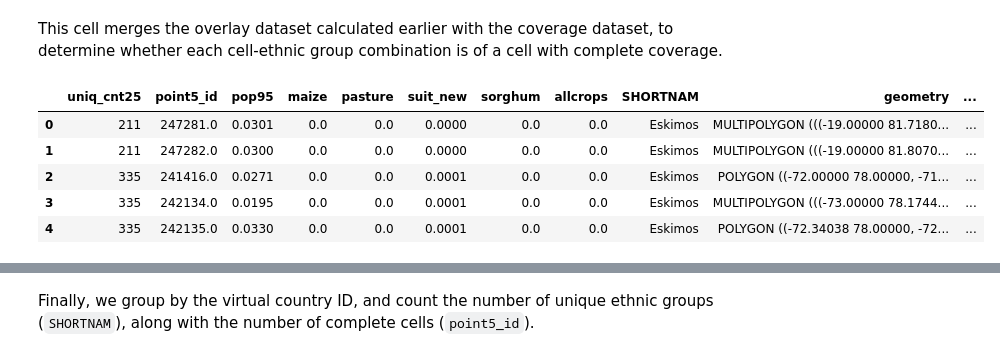
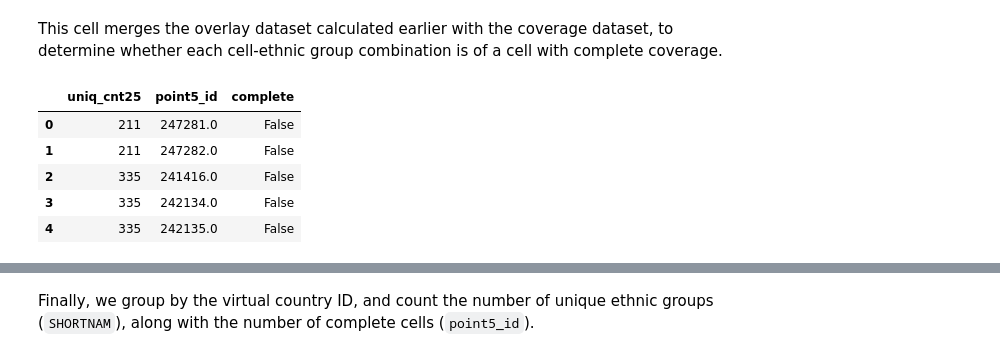
Before and after one commit to andleb/230Afinal, a Jupyter notebook: greg_nmbrlang.ipynb, the cells around one changed output, grey strips where cells are left out. Cells and saved outputs as stored; diff of their text form; code cells hidden in the pictures.

```diff
--- a/greg_nmbrlang.ipynb
+++ b/greg_nmbrlang.ipynb
@@ -148,11 +107,11 @@ areasCell
 This cell merges the overlay dataset calculated earlier with the coverage dataset, to determine whether each cell-ethnic group combination is of a cell with complete coverage.
 # %%
 joinedCoverage = joined.merge(areasCell, left_on = 'point5_id', right_index = True)
-joinedCoverage.head()
+joinedCoverage[['uniq_cnt25', 'point5_id', 'complete']].head()
 # %% [output]
-|  | uniq_cnt25 | point5_id | pop95 | maize | pasture | suit_new | sorghum | allcrops | SHORTNAM | geometry | ... |
-| 0 | 211 | 247281.0 | 0.0301 | 0.0 | 0.0 | 0.0000 | 0.0 | 0.0 | Eskimos | MULTIPOLYGON (((-19.00000 81.7180... | ... |
-| 1 | 211 | 247282.0 | 0.0300 | 0.0 | 0.0 | 0.0000 | 0.0 | 0.0 | Eskimos | MULTIPOLYGON (((-19.00000 81.8070... | ... |
-| 2 | 335 | 241416.0 | 0.0271 | 0.0 | 0.0 | 0.0001 | 0.0 | 0.0 | Eskimos | POLYGON ((-72.00000 78.00000, -71... | ... |
-| 3 | 335 | 242134.0 | 0.0195 | 0.0 | 0.0 | 0.0001 | 0.0 | 0.0 | Eskimos | MULTIPOLYGON (((-73.00000 78.1744... | ... |
-| 4 | 335 | 242135.0 | 0.0330 | 0.0 | 0.0 | 0.0001 | 0.0 | 0.0 | Eskimos | POLYGON ((-72.34038 78.00000, -72... | ... |
+|  | uniq_cnt25 | point5_id | complete |
+| 0 | 211 | 247281.0 | False |
+| 1 | 211 | 247282.0 | False |
+| 2 | 335 | 241416.0 | False |
+| 3 | 335 | 242134.0 | False |
+| 4 | 335 | 242135.0 | False |
```
Also changed, not shown: parts of 22 cells of this notebook, 1 other file.
